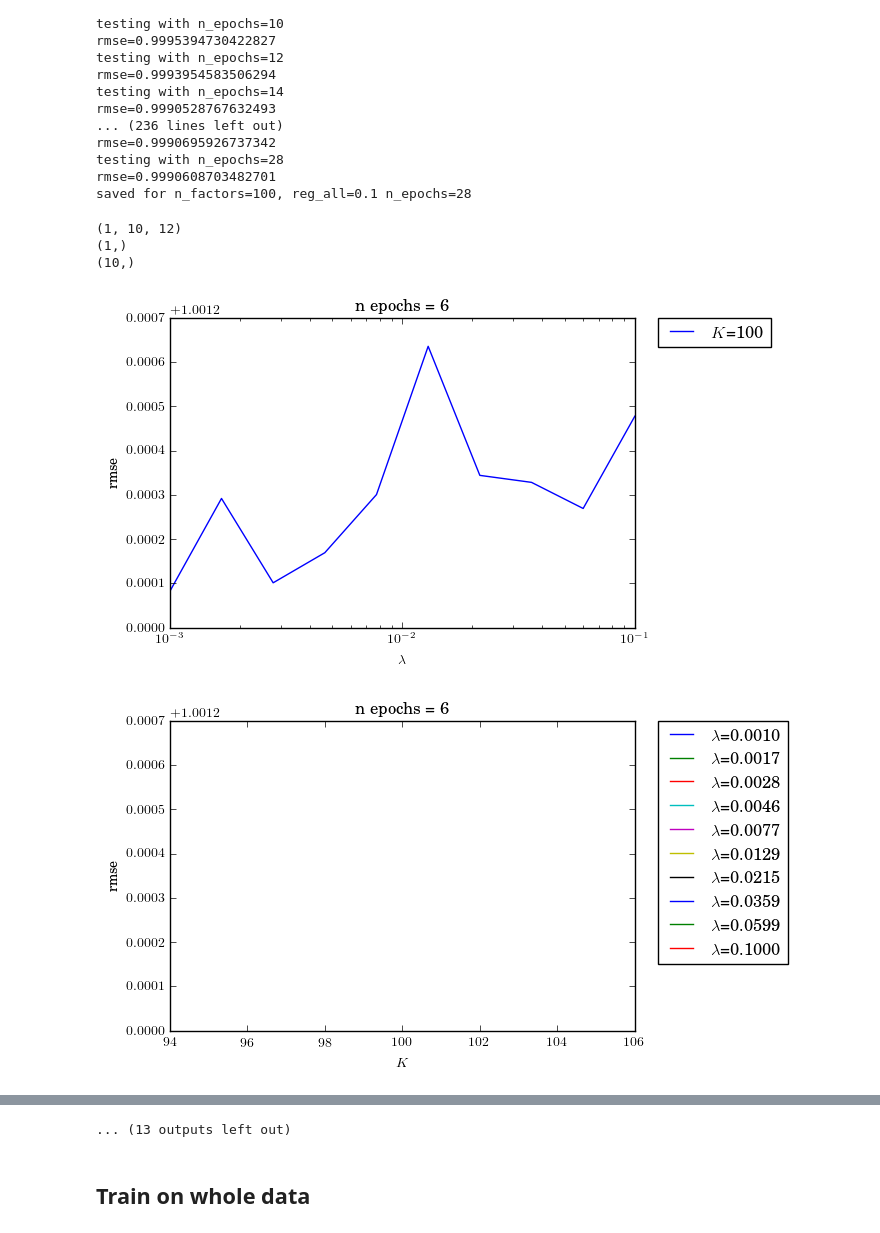
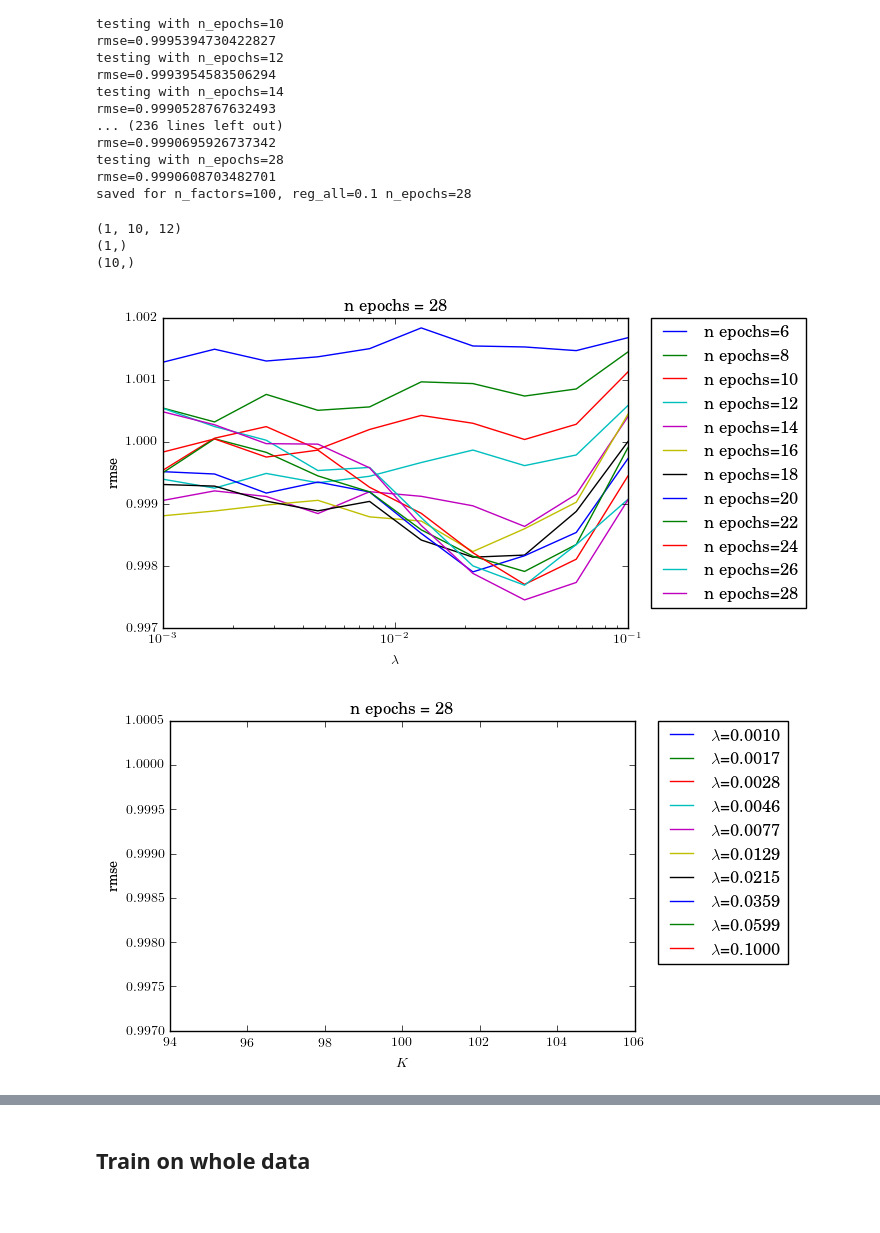
Before and after one commit to MLortki/Machine_Learning_Recommender_Systems, a Jupyter notebook: src/surprise_test.ipynb, the cells around one changed output, grey strips where cells are left out. Saved outputs shown, nothing was run; the diff lists cells and outputs as text; code cells hidden in the pictures.

Commit message:
Cleaned up results.

```diff
--- a/src/surprise_test.ipynb
+++ b/src/surprise_test.ipynb
@@ -119,49 +119,80 @@ lr_all = params['lr_all']
 results_name = 'rmse_{}_{}_{}_{}'.format(n_epochs_range,n_factors_range,lr_all,reg_all_range)
 #np.save(results_path + results_name, rmses_clipped)
 #np.savetxt(results_path + results_name + '.csv', rmses_clipped, delimiter=",")
 #test_rmses_clipped = np.loadtxt(results_path + results_name + '.csv', delimiter =',')
 #assert np.isclose(test_rmses_clipped,rmses_clipped).all()
 name = '../results/SGD_surprise/rmses.npy'
 #rmses_clipped = np.load(name)
 
 print(rmses_clipped.shape)
 print(n_factors_range.shape)
 print(reg_all_range.shape)
 
 # Plot results
 import matplotlib.pyplot as plt
 
 num_n_factors = rmses_clipped.shape[0]
 num_reg_all = rmses_clipped.shape[1]
 
 plt.rc('text', usetex=True)
 plt.rc('font', family='verdana')
 
-for k,n_epochs in enumerate(n_epochs_range):
+#for k,n_epochs in enumerate(n_epochs_range):
+#    results_name = 'rmse_{}_{}_{}_{}'.format(n_epochs,lr_all,n_factors_range,reg_all_range)
+#    fig = plt.figure()
+#    for i in range(num_n_factors):
+#        plt.semilogx(reg_all_range,rmses_clipped[i,:,k],label='$K$={}'.format(n_factors_range[i]))
+#    plt.xlabel('$\lambda$')
+#    plt.ylabel('rmse')
+#    plt.legend(bbox_to_anchor=(1.05, 1), loc=2, borderaxespad=0.)
+#    plt.title('n epochs = {}'.format(n_epochs))
+#    fig.savefig(results_path + 'lambda_' + results_name + '.png')
+#
+#    fig = plt.figure()
+#    for i in range(num_reg_all):
+#        plt.plot(n_factors_range,rmses_clipped[:,i,k],label='$\lambda$={:1.4f}'.format(reg_all_range[i]))
+#    plt.xlabel('$K$')
+#    plt.ylabel('rmse')
+#    plt.title('n epochs = {}'.format(n_epochs))
+#    plt.legend(bbox_to_anchor=(1.05, 1), loc=2, borderaxespad=0.)
+#    fig.savefig(results_path + 'K_' + results_name + '.png')
+
+for i, n_factor in enumerate(n_factors_range):
     results_name = 'rmse_{}_{}_{}_{}'.format(n_epochs,lr_all,n_factors_range,reg_all_range)
-    fig = plt.figure()
-    for i in range(num_n_factors):
-        plt.semilogx(reg_all_range,rmses_clipped[i,:,k],label='$K$={}'.format(n_factors_range[i]))
-    plt.xlabel('$\lambda$')
-    plt.ylabel('rmse')
-    plt.legend(bbox_to_anchor=(1.05, 1), loc=2, borderaxespad=0.)
-    plt.title('n epochs = {}'.format(n_epochs))
-    fig.savefig(results_path + 'lambda_' + results_name + '.png')
+    fig = plt.figure(1)
+    ax = fig.add_subplot(111)
+    for k,n_epochs in enumerate(n_epochs_range):
+        ax.semilogx(reg_all_range,rmses_clipped[i,:,k],label='n epochs={}'.format(n_epochs))
+    ax.set_xlabel('$\lambda$')
+    ax.set_ylabel('rmse')
+    ax.set_title('n epochs = {}'.format(n_epochs))
+    lgd = plt.legend(bbox_to_anchor=(1.05, 1), loc=2, borderaxespad=0.)
+    fig.savefig(results_path + 'lambda_' + results_name + '.png', bbox_extra_artists=(lgd,), bbox_inches='tight')
 
-    fig = plt.figure()
-    for i in range(num_reg_all):
-        plt.plot(n_factors_range,rmses_clipped[:,i,k],label='$\lambda$={:1.4f}'.format(reg_all_range[i]))
-    plt.xlabel('$K$')
-    plt.ylabel('rmse')
-    plt.title('n epochs = {}'.format(n_epochs))
-    plt.legend(bbox_to_anchor=(1.05, 1), loc=2, borderaxespad=0.)
-    fig.savefig(results_path + 'K_' + results_name + '.png')
+    fig = plt.figure(2)
+    ax = fig.add_subplot(111)
+    for j in range(num_reg_all):
+        ax.plot(n_factors_range,rmses_clipped[:,j,k],label='$\lambda$={:1.4f}'.format(reg_all_range[j]))
+    ax.set_xlabel('$K$')
+    ax.set_ylabel('rmse')
+    ax.set_title('n epochs = {}'.format(n_epochs))
+    lgd = ax.legend(bbox_to_anchor=(1.05, 1), loc=2, borderaxespad=0.)
+    fig.savefig(results_path + 'K_' + results_name + '.png', bbox_extra_artists=(lgd,), bbox_inches='tight')
+
+#x = np.arange(-2*np.pi, 2*np.pi, 0.1)
+#ax.plot(x, np.sin(x), label='Sine')
+#ax.plot(x, np.cos(x), label='Cosine')
+#ax.plot(x, np.arctan(x), label='Inverse tan')
+#handles, labels = ax.get_legend_handles_labels()
+#lgd = ax.legend(handles, labels, loc='upper center', bbox_to_anchor=(0.5,-0.1))
+#ax.grid('on')
+#fig.savefig('samplefigure', bbox_extra_artists=(lgd,), bbox_inches='tight')
 #np.savetxt(results_path + results_name + '.csv', rmses_clipped, delimiter=",")
 #test_rmses_clipped = np.loadtxt(results_path + results_name + '.csv', delimiter =',')
 #assert np.isclose(test_rmses_clipped,rmses_clipped).all()
 # %% [output]
 (1, 10, 12)
 (1,)
 (10,)
-[figure, old version]
+[figure, new version]
-[figure, old version]
+[figure, new version]
@@ -177,4 +199,3 @@ for k,n_epochs in enumerate(n_epochs_range):
-... (13 outputs left out)
 # %% [markdown]
 ##  Train on whole data
 # %%
```
Also changed, not shown: parts of 1 cell of this notebook, 43 other files.
